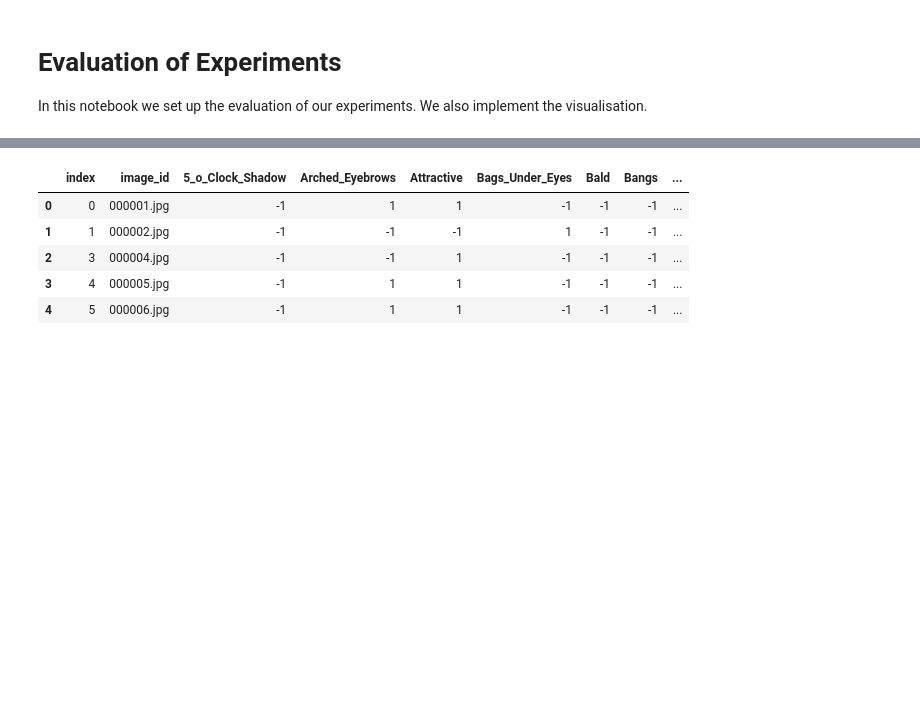
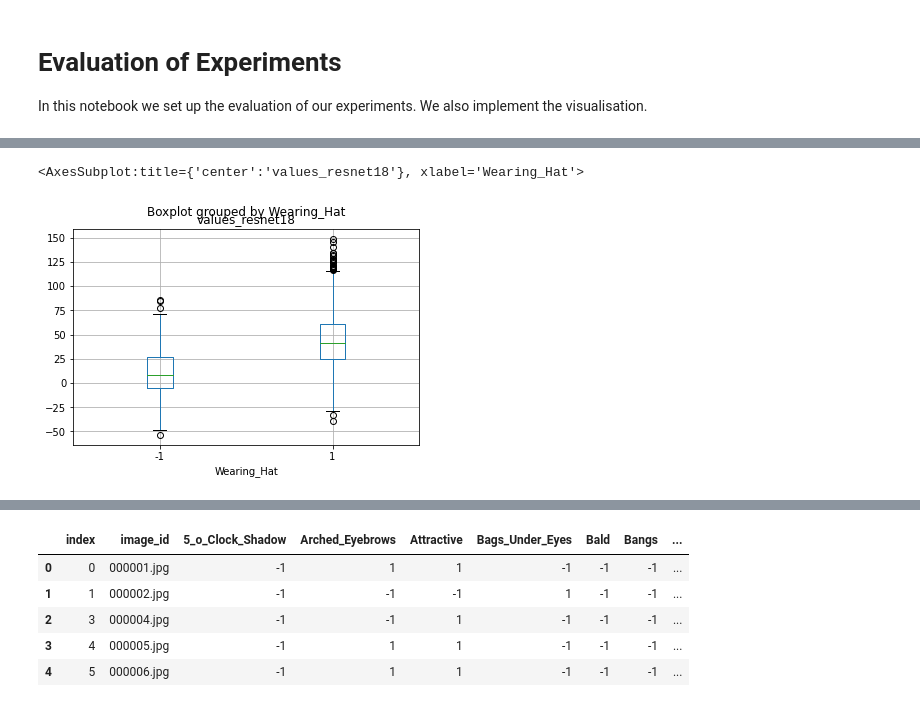
Before and after one commit to nobias-project/OT-ICNN-bias, a Jupyter notebook: notebooks/Evaluation_Experiments_CelebA.ipynb, the cells around one changed output, grey strips where cells are left out. Cells and saved outputs as stored; diff of their text form; code cells hidden in the pictures; blank space fills up the shorter version.

```diff
--- a/notebooks/Evaluation_Experiments_CelebA.ipynb
+++ b/notebooks/Evaluation_Experiments_CelebA.ipynb
@@ -84,3 +76,8 @@ plt.show()
+# %%
+df.boxplot(column = "values_resnet18", by = "Wearing_Hat")
+# %% [output]
+<AxesSubplot:title={'center':'values_resnet18'}, xlabel='Wearing_Hat'>
+[figure, added]
 # %%
 female = pd.read_csv(female_csv)
 
```
Also changed, not shown: parts of 8 cells of this notebook, 3 other files.
